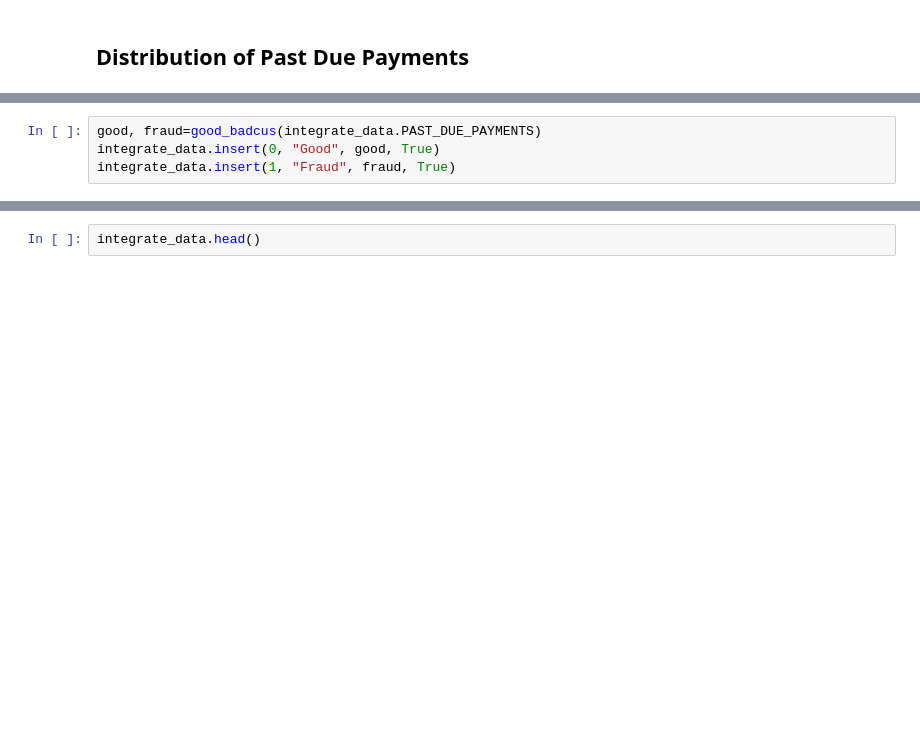
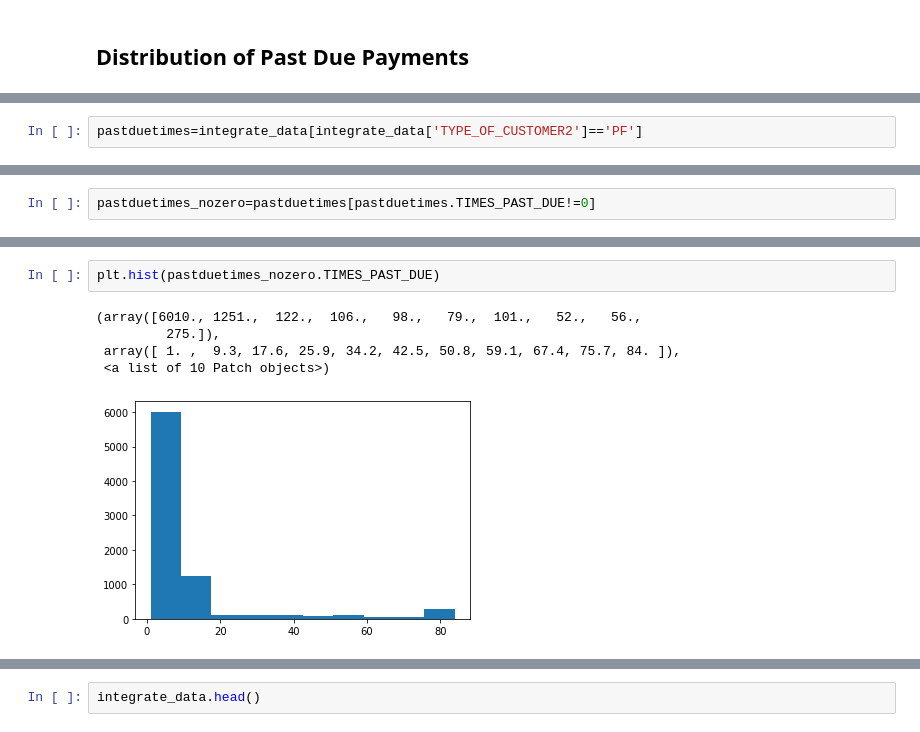
Before and after one commit to danaoke/Bank1, a Jupyter notebook: Data_process.ipynb, the cells around one changed output, grey strips where cells are left out. Cells and saved outputs as stored; diff of their text form; blank space fills up the shorter version.

```diff
--- a/Data_process.ipynb
+++ b/Data_process.ipynb
@@ -76,4 +187,0 @@ def good_badcus(dataframe):
-# %%
-good, fraud=good_badcus(integrate_data.PAST_DUE_PAYMENTS)
-integrate_data.insert(0, "Good", good, True)
-integrate_data.insert(1, "Fraud", fraud, True)
@@ -79,0 +218,2 @@ integrate_data.insert(1, "Fraud", fraud, True)
+# %%
+pastduetimes=integrate_data[integrate_data['TYPE_OF_CUSTOMER2']=='PF']
@@ -79,0 +232,2 @@ integrate_data.insert(1, "Fraud", fraud, True)
+# %%
+pastduetimes_nozero=pastduetimes[pastduetimes.TIMES_PAST_DUE!=0]
@@ -79,0 +246,8 @@ integrate_data.insert(1, "Fraud", fraud, True)
+# %%
+plt.hist(pastduetimes_nozero.TIMES_PAST_DUE)
+# %% [output]
+(array([6010., 1251.,  122.,  106.,   98.,   79.,  101.,   52.,   56.,
+         275.]),
+ array([ 1. ,  9.3, 17.6, 25.9, 34.2, 42.5, 50.8, 59.1, 67.4, 75.7, 84. ]),
+ <a list of 10 Patch objects>)
+[figure, added]
```
Also changed, not shown: parts of 38 cells of this notebook.
